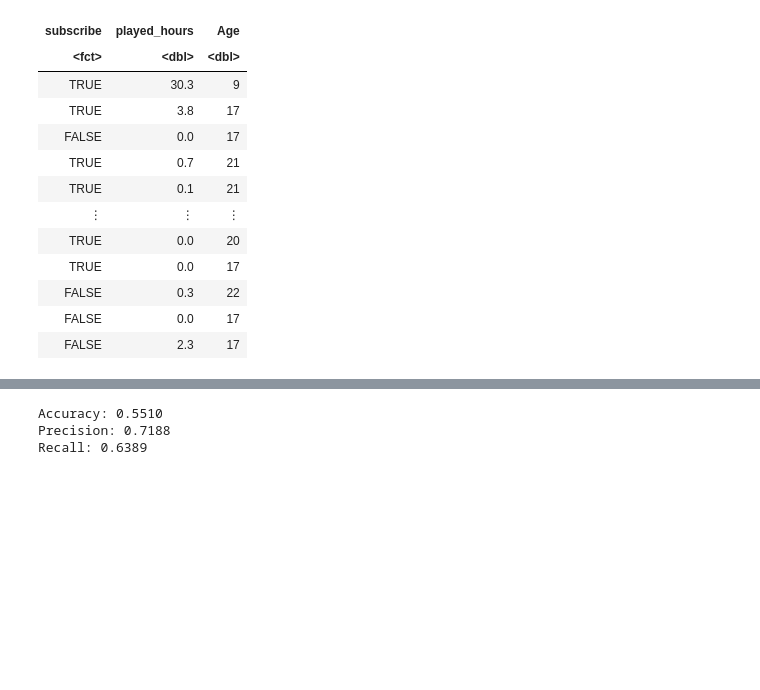
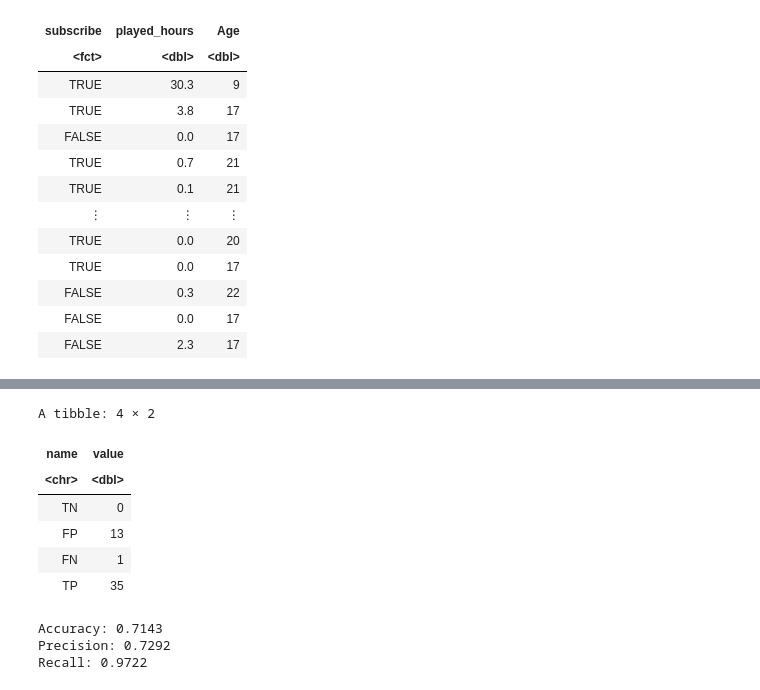
Before and after one commit to linq060119/group-project, a Jupyter notebook: final report.ipynb, the cells around one changed output, grey strips where cells are left out. Drawn from its saved outputs; the diff is of its cells as text; code cells hidden in the pictures; blank space fills up the shorter version.

```diff
--- a/final report.ipynb
+++ b/final report.ipynb
@@ -234,18 +231,31 @@ Prediction FALSE TRUE
 # %%
-players_mat_table <- players_mat
+library(yardstick)
+players_tibble <- tidy(players_mat)|>
+    mutate(name=recode(name,
+                       "cell_1_1"="TN",
+                       "cell_2_1"="FP",
+                       "cell_1_2"="FN",
+                       "cell_2_2"="TP"))
 
-TN <- 4  # True Negative
-FP <- 9 # False Positive
-FN <- 13 # False Negative
-TP <- 23  # True Positive
-
+TN <- players_tibble |> filter(name=="TN")|>select(value)|>pull()  # True Negative
+FP <- players_tibble |> filter(name=="FP")|>select(value)|>pull() # False Positive
+FN <- players_tibble |> filter(name=="FN")|>select(value)|>pull() # False Negative
+TP <- players_tibble |> filter(name=="TP")|>select(value)|>pull()  # True Positive
+players_tibble
 accuracy <- (TN + TP) / (TN + FP + FN + TP)
 precision <- TP / (TP + FP)
 recall <- TP / (TP + FN)
 
 cat(sprintf("Accuracy: %.4f\nPrecision: %.4f\nRecall: %.4f",
             accuracy, precision, recall))
 # %% [output]
-Accuracy: 0.5510
-Precision: 0.7188
-Recall: 0.6389
+A tibble: 4 × 2
+| name | value |
+| <chr> | <dbl> |
+| TN | 0 |
+| FP | 13 |
+| FN | 1 |
+| TP | 35 |
+Accuracy: 0.7143
+Precision: 0.7292
+Recall: 0.9722
```
Also changed, not shown: parts of 16 cells of this notebook.
